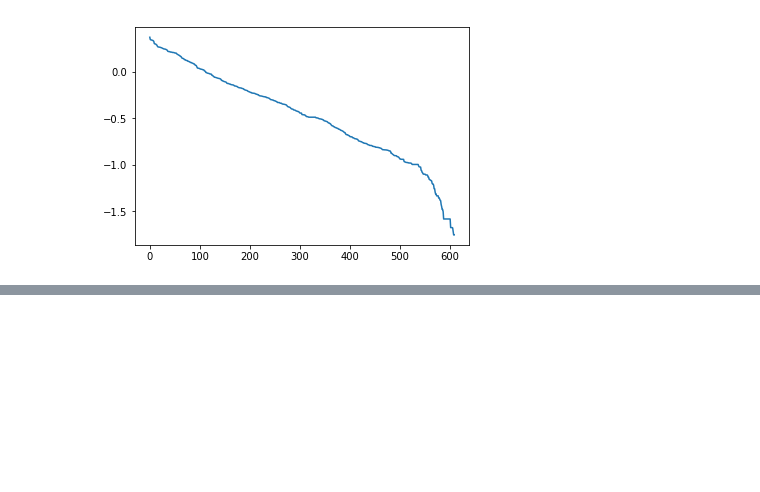
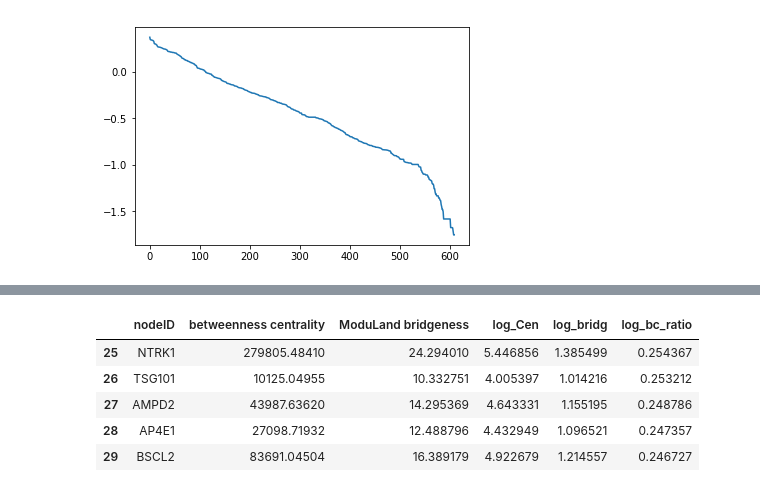
Before and after one commit to theocole/wsmm-groupwork, a Jupyter notebook: gene_lists/date_party_analysis.ipynb, the cells around one changed output, grey strips where cells are left out. Saved outputs shown, nothing was run; the diff lists cells and outputs as text; code cells hidden in the pictures; blank space fills up the shorter version.

```diff
--- a/gene_lists/date_party_analysis.ipynb
+++ b/gene_lists/date_party_analysis.ipynb
@@ -23,0 +56,9 @@ centrality_bridgeness_df.log_bc_ratio.plot()
+# %%
+other_genes.head()
+# %% [output]
+|  | nodeID | betweenness centrality | ModuLand bridgeness | log_Cen | log_bridg | log_bc_ratio |
+| 25 | NTRK1 | 279805.48410 | 24.294010 | 5.446856 | 1.385499 | 0.254367 |
+| 26 | TSG101 | 10125.04955 | 10.332751 | 4.005397 | 1.014216 | 0.253212 |
+| 27 | AMPD2 | 43987.63620 | 14.295369 | 4.643331 | 1.155195 | 0.248786 |
+| 28 | AP4E1 | 27098.71932 | 12.488796 | 4.432949 | 1.096521 | 0.247357 |
+| 29 | BSCL2 | 83691.04504 | 16.389179 | 4.922679 | 1.214557 | 0.246727 |
```
Also changed, not shown: parts of 4 cells of this notebook, 3 other files.
